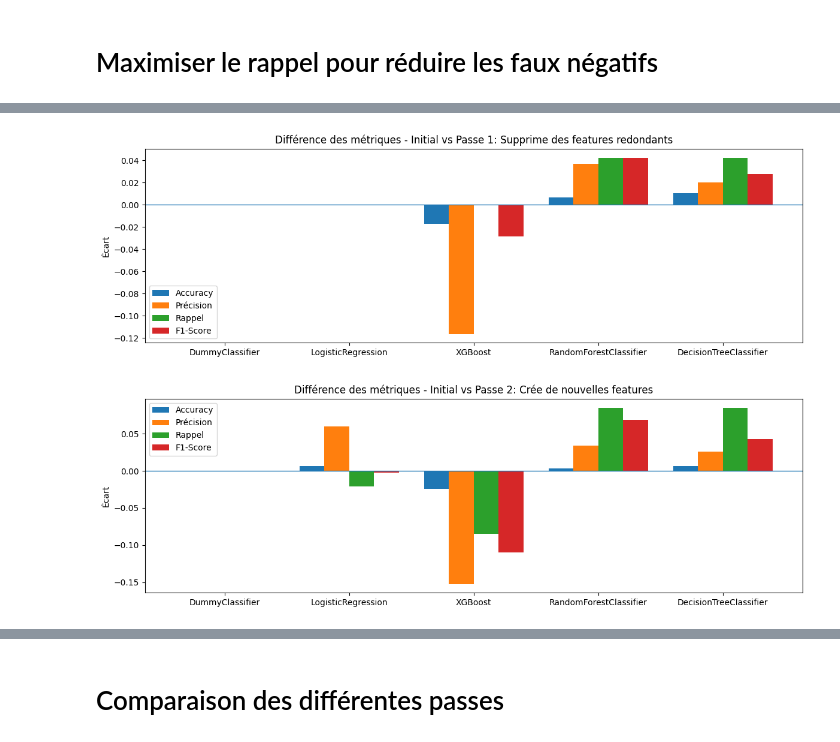
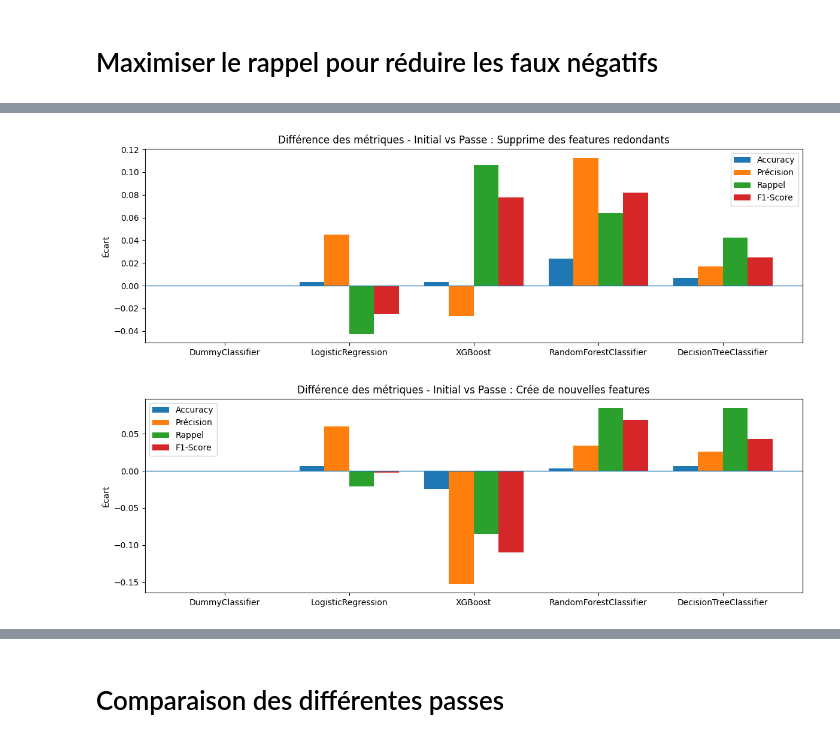
Before and after one commit to Ace4teaM/OCR-NovaTech, a Jupyter notebook: 3.modelisations.ipynb, the cells around one changed output, grey strips where cells are left out. Cells and saved outputs as stored; diff of their text form; code cells hidden in the pictures.

Commit message:
Corrige l'utilisation des paramètres et variables global dans les entrainements

```diff
--- a/3.modelisations.ipynb
+++ b/3.modelisations.ipynb
@@ -786,7 +913,7 @@ passes:list[PassTrains]=[]
 # %% [markdown]
 # Entraînement initial
 # %%
-passInst = PassTrains(df, "Entraînement initial")
+passInst = PassTrains(df_clean, "Entraînement initial")
 
 passInst.add(DummyTrain())
 passInst.add(LogisticRegressionTrain())
@@ -1132,8 +1242,8 @@ from sklearn.model_selection import RandomizedSearchCV
 class HyperParamsPass(PassTrains):
     def init(self):
         # equilibre le poids
-        nb_pos = (self.df["a_quitte_l_entreprise"] == 1).sum()
-        nb_neg = (self.df["a_quitte_l_entreprise"] == 0).sum()
+        nb_pos = (self.data["a_quitte_l_entreprise"] == 1).sum()
+        nb_neg = (self.data["a_quitte_l_entreprise"] == 0).sum()
         ratio = nb_neg / nb_pos
 
         print("scale", "nb_pos:", nb_pos, "nb_neg:", nb_neg, "ratio:", ratio)
@@ -1222,7 +1332,7 @@ class HyperParamsPass(PassTrains):
 
         super().print()
 
-passInst = HyperParamsPass(df, "Ajuste les hyperparamètres")
+passInst = HyperParamsPass(df_clean, "Ajuste les hyperparamètres")
 
 passInst.add(XGBoostTrain())
 passInst.add(RandomForestTrain())
@@ -1230,6 +1340,7 @@ passInst.add(DecisionTreeTrain())
 
 passInst.run()
 passInst.print()
+passInst.print_diff(passes[0])
 
 passes.append(passInst)
 # %% [output]
@@ -1592,7 +1736,7 @@ class ThresholdPass(PassTrains):
 
 
 passInst = ThresholdPass(
-    df,
+    df_clean,
     "Ajuste le seuil de décision"
 )
 
@@ -1603,6 +1747,7 @@ passInst.add(DecisionTreeTrain())
 
 passInst.run()
 passInst.print()
+passInst.print_diff(passes[0])
 
 passes.append(passInst)
 # %% [output]
@@ -1642,7 +1786,7 @@ class XGBoostTrainHighRecall(XGBoostTrain):
         self.threshold = 0.30
 
 passInst = HighRecallPass(
-    df,
+    df_clean,
     "Maximiser le rappel pour réduire les faux négatifs"
 )
 
@@ -1650,6 +1794,7 @@ passInst.add(XGBoostTrainHighRecall())
 
 passInst.run()
 passInst.print()
+passInst.print_diff(passes[0])
 
 passes.append(passInst)
 # %% [output]
@@ -1673,88 +1819,9 @@ Distribution de la variable cible
 # %%
 import matplotlib.pyplot as plt
 import numpy as np
 
-import matplotlib.pyplot as plt
-import numpy as np
-
-
-def afficher_differences(dfs):
-    """
-    Affiche un graphique en barres pour chaque DataFrame comparé
-    au DataFrame initial (dfs[0]).
-
-    Les DataFrames sont alignés sur la colonne 'Modèle'.
-    Les modèles absents d'un DataFrame sont ignorés.
-
-    Parameters
-    ----------
-    dfs : list[pd.DataFrame]
-        Liste des DataFrames contenant les métriques.
-    """
-
-    df_initial = dfs[0]
-
-    metrics = [
-        "Accuracy",
-        "Précision",
-        "Rappel",
-        "F1-Score"
-    ]
-
-    # Index de référence basé sur le nom du modèle
-    df_initial = df_initial.set_index("Modèle")
-
-    for i, df in enumerate(dfs[1:], start=1):
-
-        # Index basé sur le nom du modèle
-        df = df.set_index("Modèle")
-
-        # On conserve uniquement les modèles présents
-        # dans le DataFrame initial ET dans le DataFrame courant
-        modeles_communs = df_initial.index.intersection(df.index)
-
-        initial = df_initial.loc[modeles_communs, metrics]
-        courant = df.loc[modeles_communs, metrics]
-
-        # Calcul de la différence
-        differences = courant - initial
-
-        models = differences.index.tolist()
-
-        x = np.arange(len(models))
-        width = 0.2
-
-        fig, ax = plt.subplots(figsize=(12, 4))
-
-        for j, metric in enumerate(metrics):
-
-            ax.bar(
-                x + (j - 1.5) * width,
-                differences[metric],
-                width,
-                label=metric
-            )
-
-        ax.axhline(0, linewidth=1)
-
-        ax.set_title(
-            f"Différence des métriques - Initial vs Passe {i}: {passes[i].desc}"
-        )
-
-        ax.set_ylabel("Écart")
-
-        ax.set_xticks(x)
-        ax.set_xticklabels(
-            models,
-            ha="center"
-        )
-
-        ax.legend()
-
-        plt.tight_layout()
-        plt.show()
-
-afficher_differences([p.pass_list for p in passes])
+for passe in passes[1:]:
+    passe.print_diff(passes[0])
 # %% [output]
-[figure, old version]
+[figure, new version]
 [figure]
```
Also changed, not shown: parts of 38 cells of this notebook.
